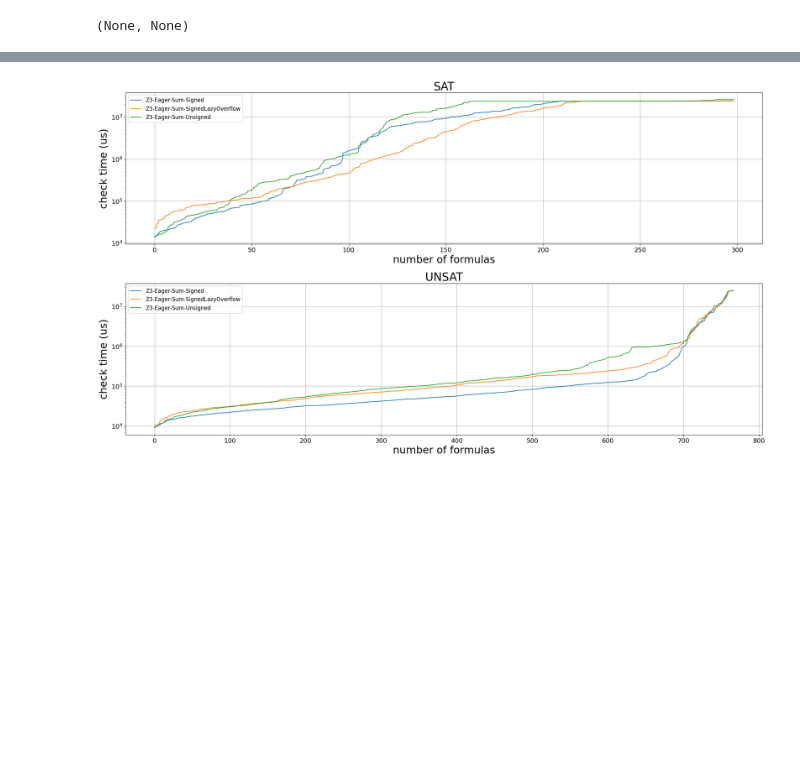
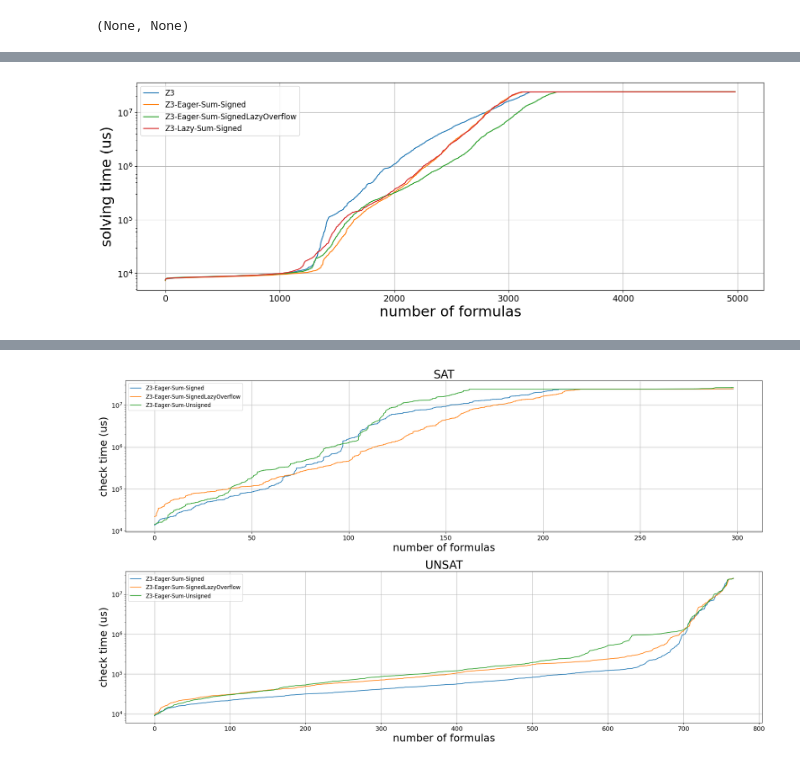
Before and after one commit to Bupaheh/bv2int-jupyter, a Jupyter notebook: benchmarkRes.ipynb, the cells around one changed output, grey strips where cells are left out. Drawn from its saved outputs; the diff is of its cells as text; code cells hidden in the pictures; blank space fills up the shorter version.

```diff
--- a/benchmarkRes.ipynb
+++ b/benchmarkRes.ipynb
@@ -132,3 +141,7 @@ plot(intersection(tt), start=0.00, end=1.0, base=10)
+# %%
+plot(intersection(z3), start=0.00, end=1.0, base=10)
+# %% [output]
+[figure, added]
 # %%
 yices_names
 # %% [output]
```
Also changed, not shown: parts of 16 cells of this notebook.
